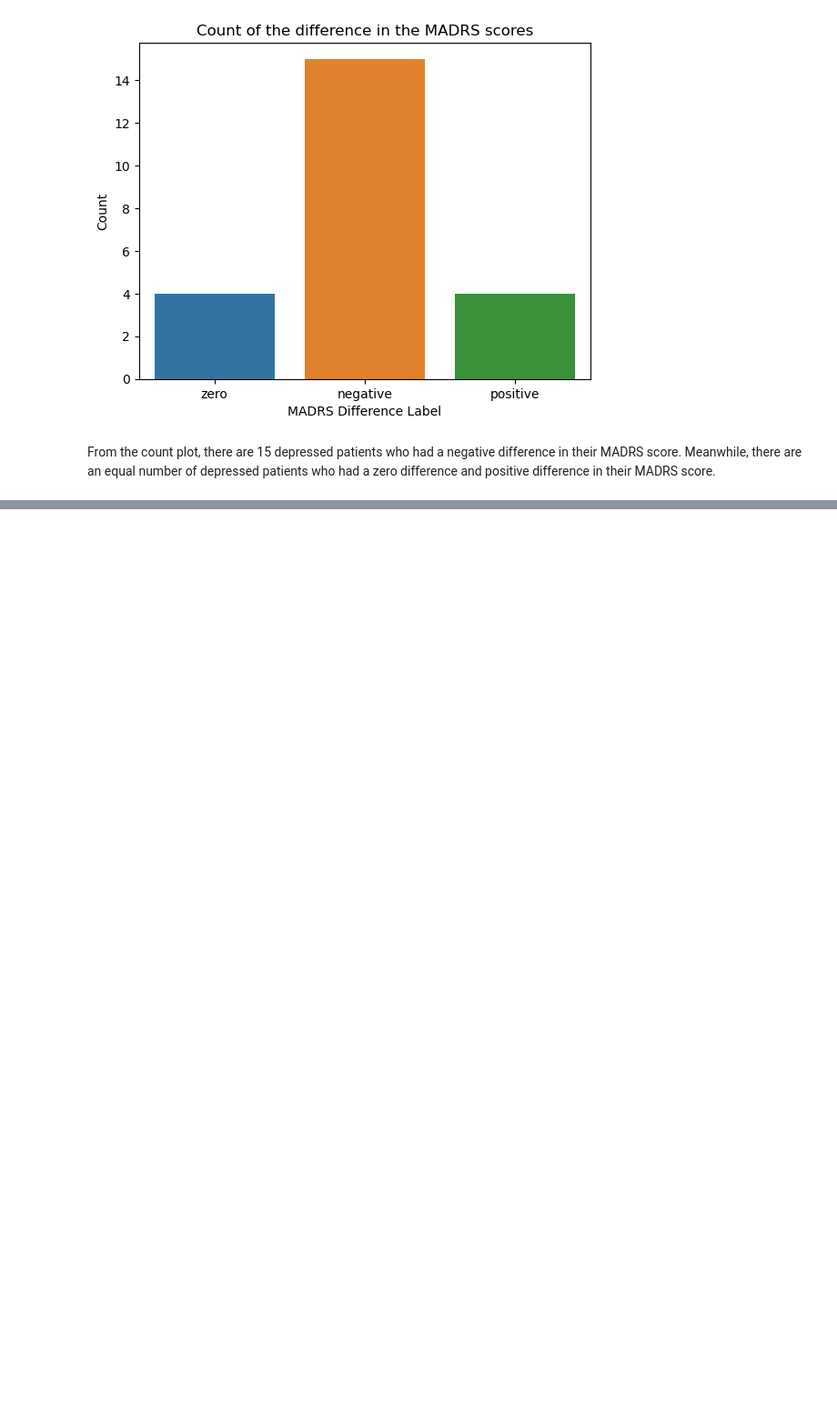
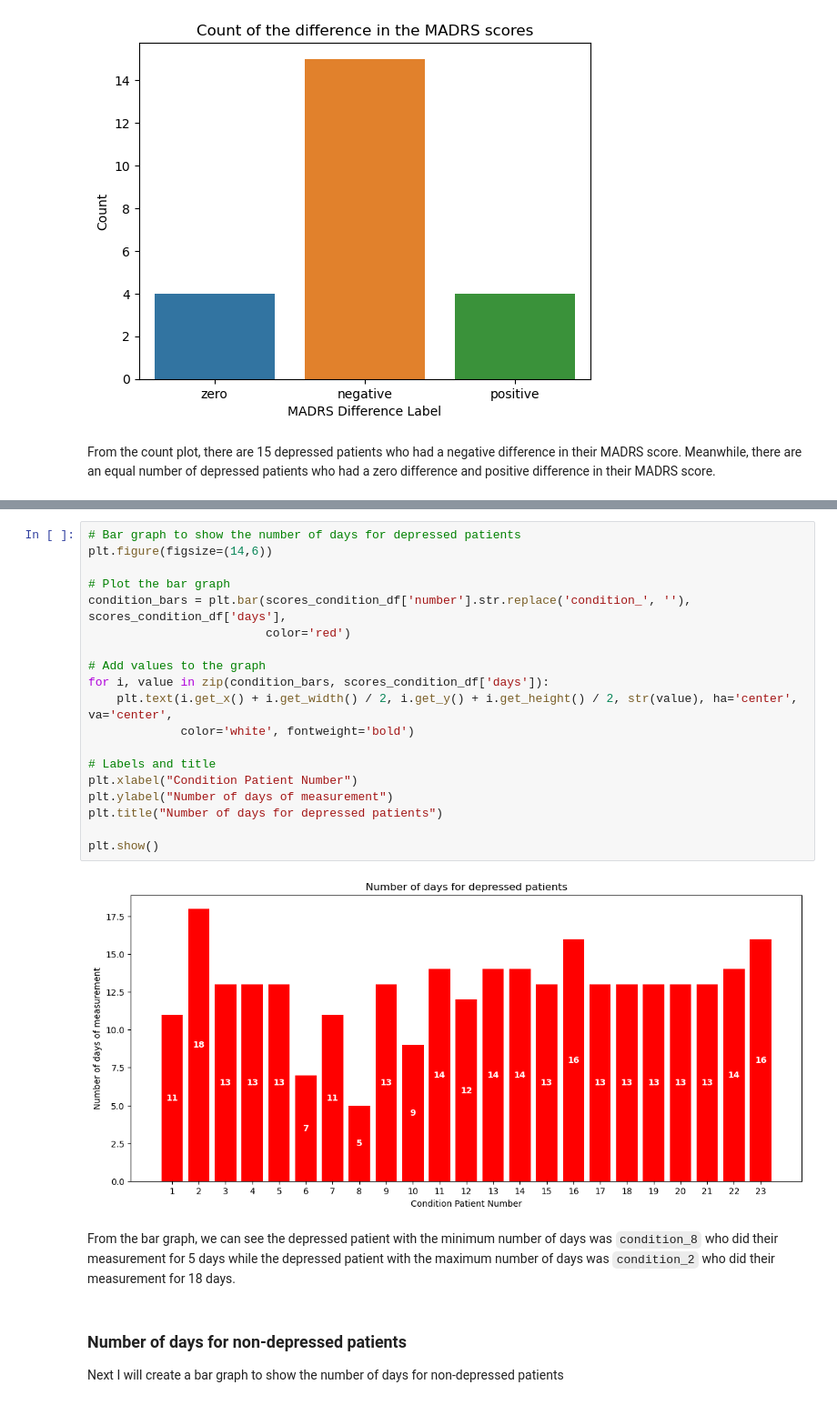
Before and after one commit to KADev2022/CS3IP, a Jupyter notebook: Statistical Analysis Experiment for Depression.ipynb, the cells around one changed output, grey strips where cells are left out. Shown at 91% size. Drawn from its saved outputs; the diff is of its cells as text; blank space fills up the shorter version.

```diff
--- a/Statistical Analysis Experiment for Depression.ipynb
+++ b/Statistical Analysis Experiment for Depression.ipynb
@@ -873,0 +806,26 @@ From the bar graph, we can see the non-depressed patients with the minimum numbe
+# %%
+# Bar graph to show the number of days for depressed patients
+plt.figure(figsize=(14,6))
+
+# Plot the bar graph
+condition_bars = plt.bar(scores_condition_df['number'].str.replace('condition_', ''), scores_condition_df['days'],
+                         color='red')
+
+# Add values to the graph
+for i, value in zip(condition_bars, scores_condition_df['days']):
+    plt.text(i.get_x() + i.get_width() / 2, i.get_y() + i.get_height() / 2, str(value), ha='center', va='center',
+             color='white', fontweight='bold')
+
+# Labels and title
+plt.xlabel("Condition Patient Number")
+plt.ylabel("Number of days of measurement")
+plt.title("Number of days for depressed patients")
+
+plt.show()
+# %% [output]
+[figure, added]
+# %% [markdown]
+From the bar graph, we can see the depressed patient with the minimum number of days was <code>condition_8</code> who did their measurement for 5 days while the depressed patient with the maximum number of days was <code>condition_2</code> who did their measurement for 18 days.
+# %% [markdown]
+### Number of days for non-depressed patients
+Next I will create a bar graph to show the number of days for non-depressed patients
```
Also changed, not shown: parts of 31 cells of this notebook.
